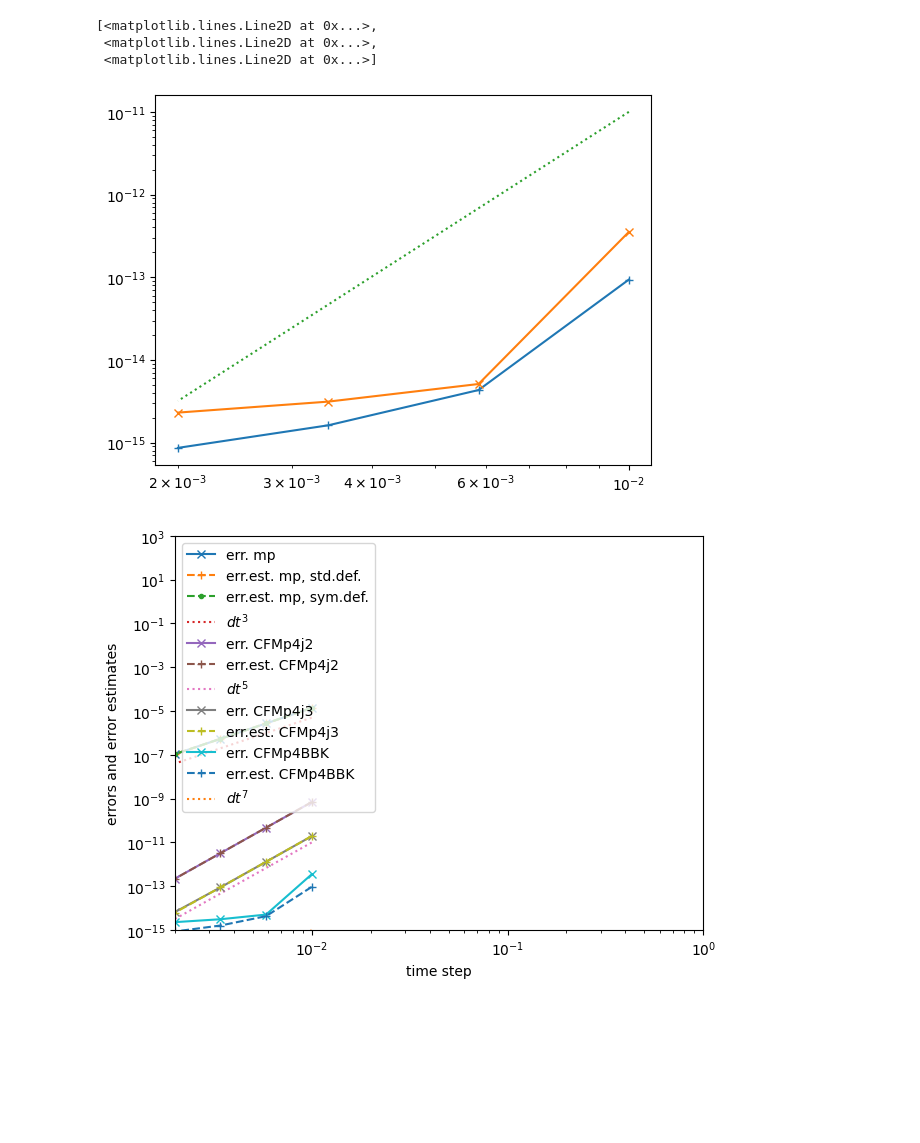
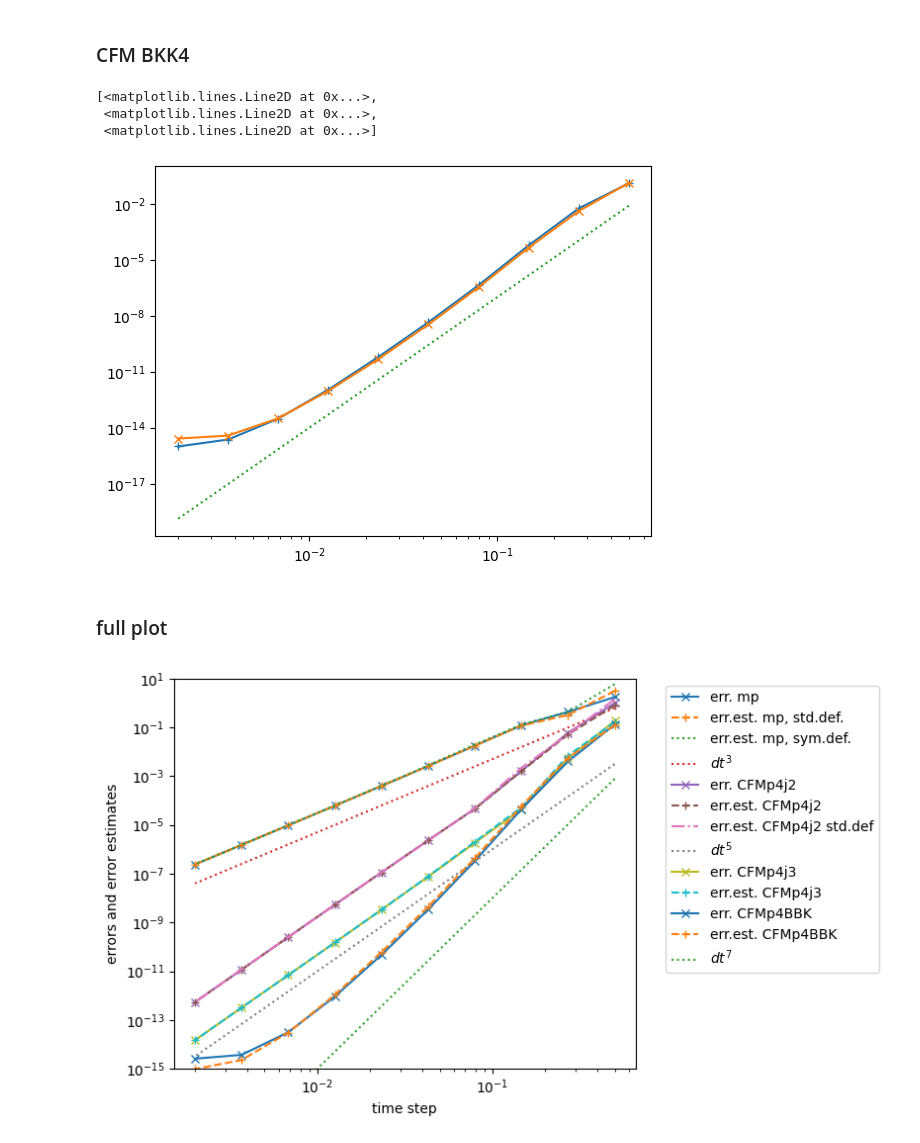
Before and after one commit to newbisi/mkprop, a Jupyter notebook: examples/testerrasymorder.ipynb, the cells around one changed output. Saved outputs shown, nothing was run; the diff lists cells and outputs as text; code cells hidden in the pictures; blank space fills up the shorter version.

```diff
--- a/examples/testerrasymorder.ipynb
+++ b/examples/testerrasymorder.ipynb
@@ -112,0 +80,7 @@ for dt, ij in zip(dts,range(len(dts))):
+# %%
+errestlistp4j2x = infox[2]
+errlistp4j2x = np.zeros(dts.size)
+for dt, ij in zip(dts,range(len(dts))):
+    testerr = nrm(Yref[:,ij]-Yout1x[:,ij])
+    errlistp4j2x[ij]=testerr
+devp4j2 = abs(errestlistp4j2x-errlistp4j2x)
@@ -113 +89,10 @@ for dt, ij in zip(dts,range(len(dts))):
+# %%
+Yout1,info = mkprop.adaptiveCFMp4j2(u,tnow,tend,dtinit0,Hamiltonian,tol=tol,testdt=dts)
+# %%
+errestlistp4j2 = info[2]
+errlistp4j2 = np.zeros(dts.size)
+for dt, ij in zip(dts,range(len(dts))):
+    testerr = nrm(Yref[:,ij]-Yout1[:,ij])
+    errlistp4j2[ij]=testerr
+devp4j2sym = abs(errestlistp4j2-errlistp4j2)
 # %%
@@ -388,26 +126,40 @@ done
+# %% [markdown]
+### CFM BKK4
+# %%
+Yout1,info = mkprop.adaptiveCFMBBK4(u,tnow,tend,dtinit0,Hamiltonian,tol=1e-8,testdt=dts)
+errestlistBBK4 = info[2]
+
+errlistBBK4 = np.zeros(dts.size)
+for dt, ij in zip(dts,range(len(dts))):
+    testerr = nrm(Yref[:,ij]-Yout1[:,ij])
+    errlistBBK4[ij]=testerr
 # %%
-plt.loglog(dts, errestlistbbk,'+-',dts,errlistbbk,'-x',dts,1e-1*dts**(p+1),':')
+p=6
+plt.loglog(dts, errestlistBBK4,'+-',dts,errlistBBK4,'-x',dts,1e0*dts**(p+1),':')
 # %% [output]
 [<matplotlib.lines.Line2D at 0x...>,
  <matplotlib.lines.Line2D at 0x...>,
  <matplotlib.lines.Line2D at 0x...>]
-[figure, old version]
+[figure, new version]
+# %% [markdown]
+### full plot
 # %%
-plt.loglog(dts,errlist,'-x',dts, errestlist1,'+--',dts, errestlist2,'.--',dts,5e0*dts**3,':')
-plt.loglog(dts,errlistcfm4j2,'-x',dts, errestlistcfm4j2,'+--',dts,1e-1*dts**5,':')
-plt.loglog(dts,errlistcfm,'-x',dts, errestlistcfm1,'+--')
-plt.loglog(dts,errlistbbk,'-x',dts, errestlistbbk,'+--',dts,1e-1*dts**7,':');
+plt.figure(figsize=(8.2,4.8))
+plt.loglog(dts, errlistp2j1, '-x',dts, errestlistp2j1sym,'+--',dts, errestlistp2j1,':',dts,5e0*dts**(3),':');
+plt.loglog(dts,errlistp4j2,'-x',dts, errestlistp4j2,'+--',dts,errestlistp4j2x,'-.',dts,1e-1*dts**5,':')
+plt.loglog(dts,errlistp4j3,'-x',dts, errestlistp4j3,'+--')
+plt.loglog(dts,errlistBBK4,'-x',dts, errestlistBBK4,'+--',dts,1e-1*dts**7,':');
 plt.xlabel('time step')
 plt.ylabel('errors and error estimates')
 plt.gca().legend(('err. mp','err.est. mp, std.def.','err.est. mp, sym.def.','$dt^3$',
-                  'err. CFMp4j2','err.est. CFMp4j2','$dt^5$',
+                  'err. CFMp4j2','err.est. CFMp4j2','err.est. CFMp4j2 std.def','$dt^5$',
                   'err. CFMp4j3','err.est. CFMp4j3',
-                  'err. CFMp4BBK','err.est. CFMp4BBK','$dt^7$'), loc='upper left')
-#                 bbox_to_anchor=(1.05, 1.0), loc='upper left')
-plt.xlim(2e-3,1e0)
-plt.ylim(1e-15,1e3)
+                  'err. CFMp4BBK','err.est. CFMp4BBK','$dt^7$'),
+                  bbox_to_anchor=(1.05, 1.0)) # loc='upper left'
+#plt.xlim(2e-3,1e0)
+plt.ylim(1e-15,1e1)
 plt.tight_layout()
 plt.savefig("asymptoticerror.pdf", format="pdf", bbox_inches="tight")
 plt.savefig("asymptoticerror.png")
 # %% [output]
-[figure, old version]
+[figure, new version]
```
Also changed, not shown: parts of 21 cells of this notebook, 13 other files.
